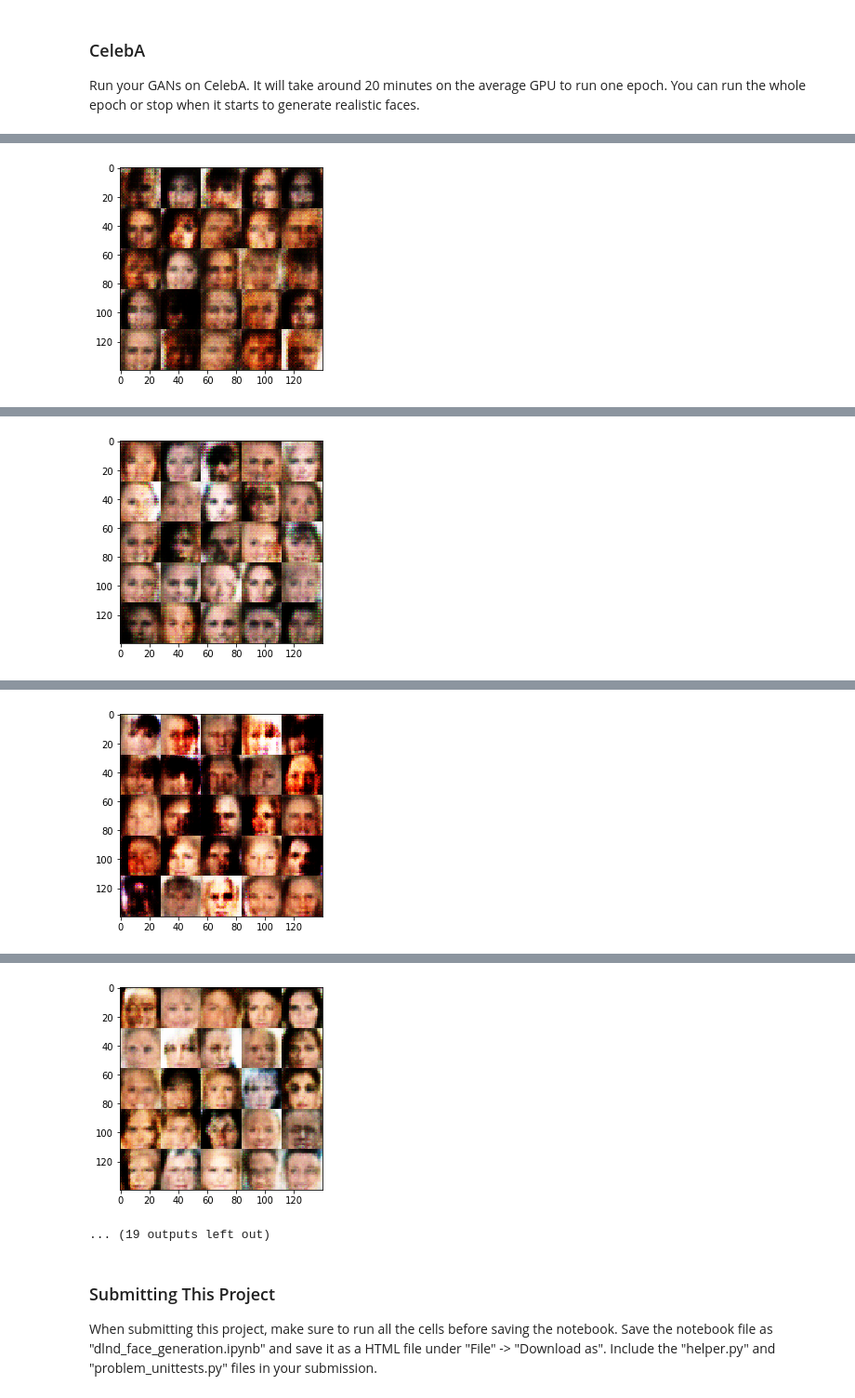
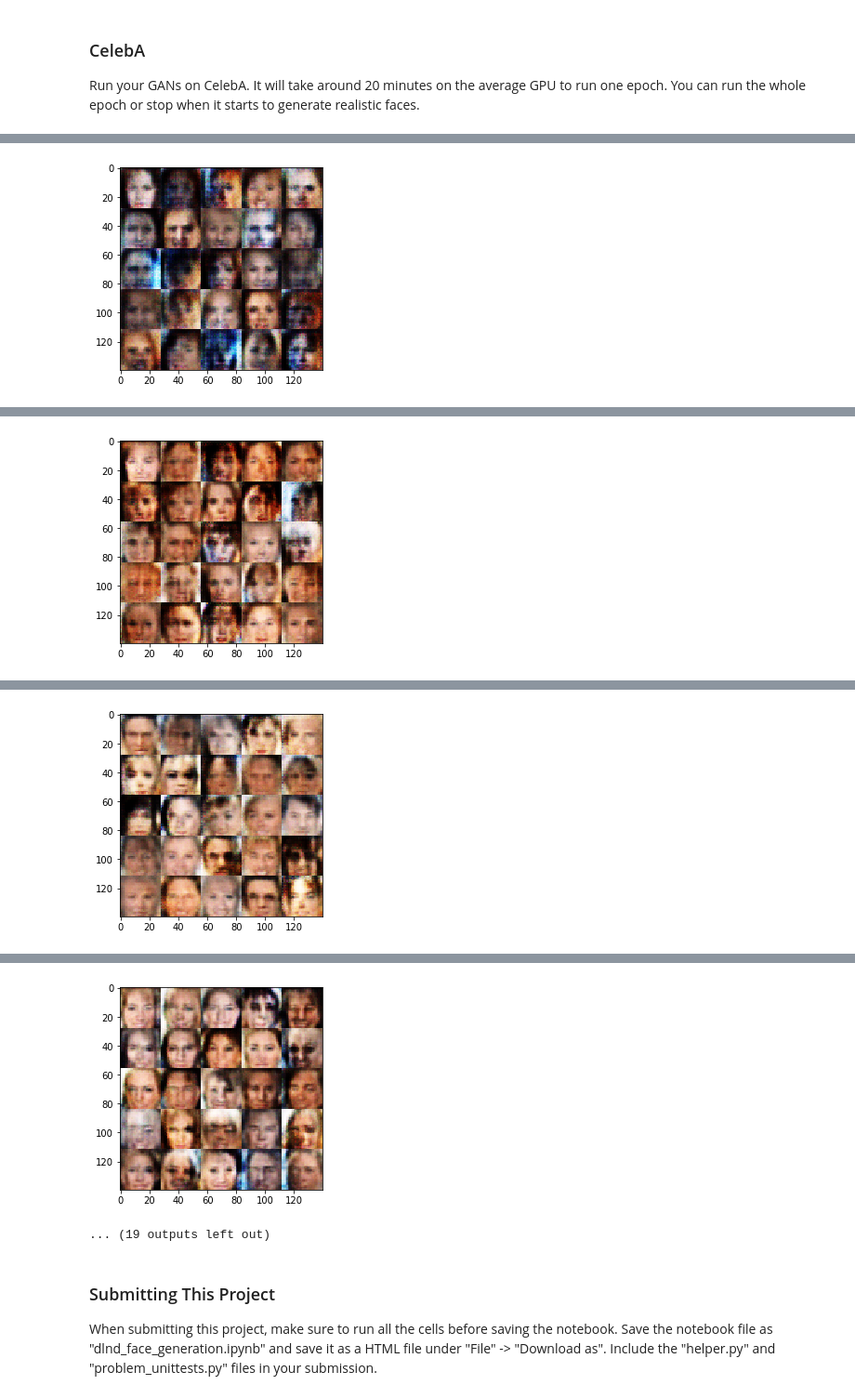
Before and after one commit to lb5160482/Udacity_Deep_Learning, a Jupyter notebook: course_projects/face_generation/dlnd_face_generation.ipynb, the cells around one changed output, grey strips where cells are left out. Shown at 93% size. Cells and saved outputs as stored; diff of their text form; code cells hidden in the pictures.

```diff
--- a/course_projects/face_generation/dlnd_face_generation.ipynb
+++ b/course_projects/face_generation/dlnd_face_generation.ipynb
@@ -143,28 +143,25 @@ def discriminator(images, reuse=False):
     """
     # TODO: Implement Function
     alpha = 0.1
+    k_initializer = tf.random_normal_initializer(stddev=0.02)
+
     with tf.variable_scope('discriminator', reuse=reuse):
 #         input 28x28x?
-        x1 = tf.layers.conv2d(images, 64, 5, strides=2, padding='same')
+        x1 = tf.layers.conv2d(images, 64, 5, strides=2, kernel_initializer=k_initializer, padding='same')
         x1 = tf.maximum(x1, alpha * x1)
 #         14x14x64
 
-        x2 = tf.layers.conv2d(x1, 128, 5, strides=2, padding='same')
+        x2 = tf.layers.conv2d(x1, 128, 5, strides=2, kernel_initializer=k_initializer, padding='same')
         x2 = tf.layers.batch_normalization(x2, training=True)
         x2 = tf.maximum(x2, alpha * x2)
 #         7x7x128
 
-        x3 = tf.layers.conv2d(x2, 256, 5, strides=1, padding='same')
+        x3 = tf.layers.conv2d(x2, 256, 5, strides=1, kernel_initializer=k_initializer, padding='same')
         x3 = tf.layers.batch_normalization(x3, training=True)
         x3 = tf.maximum(x3, alpha * x3)
 #         7x7x256
 
-        x4 = tf.layers.conv2d(x3, 512, 5, strides=1, padding='same')
-        x4 = tf.layers.batch_normalization(x4, training=True)
-        x4 = tf.maximum(x4, alpha * x4)
-#         7x7x512
-
-        flat = tf.reshape(x4, (-1, 7 * 7 * 512))
+        flat = tf.contrib.layers.flatten(x3)
         logits = tf.layers.dense(flat, 1)
 
         out = tf.sigmoid(logits)
@@ -193,6 +190,8 @@ def generator(z, out_channel_dim, is_train=True):
     """
     # TODO: Implement Function
     alpha = 0.1
+    k_initializer = tf.random_normal_initializer(stddev=0.02)
+
     with tf.variable_scope('generator', reuse=not is_train):
         x1 = tf.layers.dense(z, 7 * 7 * 512, activation=None)
 
@@ -201,23 +200,23 @@ def generator(z, out_channel_dim, is_train=True):
         x1 = tf.maximum(x1, alpha * x1)
 #         7x7x512
 
-        x2 = tf.layers.conv2d_transpose(x1, 256, 5, strides=1, padding='same')
+        x2 = tf.layers.conv2d_transpose(x1, 256, 5, strides=1, kernel_initializer=k_initializer, padding='same')
         x2 = tf.layers.batch_normalization(x2, training=is_train)
         x2 = tf.maximum(x2, alpha * x2)
 #         7x7x256
 
-        x3 = tf.layers.conv2d_transpose(x2, 128, 5, strides=2, padding='same')
+        x3 = tf.layers.conv2d_transpose(x2, 128, 5, strides=2, kernel_initializer=k_initializer, padding='same')
         x3 = tf.layers.batch_normalization(x3, training=is_train)
         x3 = tf.maximum(x3, alpha * x3)
 #         14x14x128
 
-        x4 = tf.layers.conv2d_transpose(x3, 64, 5, strides=2, padding='same')
+        x4 = tf.layers.conv2d_transpose(x3, 64, 5, strides=2, kernel_initializer=k_initializer, padding='same')
         x4 = tf.layers.batch_normalization(x4, training=is_train)
         x4 = tf.maximum(x4, alpha * x4)
 #         28x28x64
 
 #         28x28x out_channel_dim
-        logits = tf.layers.conv2d_transpose(x4, out_channel_dim, 5, strides=1, padding='same')
+        logits = tf.layers.conv2d_transpose(x4, out_channel_dim, 5, strides=1, kernel_initializer=k_initializer, padding='same')
 
         out = tf.tanh(logits)
 
@@ -236,6 +235,8 @@ Implement `model_loss` to build the GANs for training and calculate the loss.  T
 - `discriminator(images, reuse=False)`
 - `generator(z, out_channel_dim, is_train=True)`
 # %%
+import numpy as np
+
 def model_loss(input_real, input_z, out_channel_dim):
     """
     Get the loss for the discriminator and generator
@@ -250,9 +251,9 @@ def model_loss(input_real, input_z, out_channel_dim):
     d_model_fake, d_logits_fake = discriminator(g_model, reuse=True)
 
     d_loss_real = tf.reduce_mean(
-        tf.nn.sigmoid_cross_entropy_with_logits(logits=d_logits_real, labels=tf.ones_like(d_model_real) * 0.9))
+        tf.nn.sigmoid_cross_entropy_with_logits(logits=d_logits_real, labels=tf.ones_like(d_model_real) * np.random.uniform(0.7, 1.2)))
     d_loss_fake = tf.reduce_mean(
-        tf.nn.sigmoid_cross_entropy_with_logits(logits=d_logits_fake, labels=tf.zeros_like(d_model_fake)))
+        tf.nn.sigmoid_cross_entropy_with_logits(logits=d_logits_fake, labels=tf.zeros_like(d_model_fake) * np.random.uniform(0.0, 0.3)))
     g_loss = tf.reduce_mean(
         tf.nn.sigmoid_cross_entropy_with_logits(logits=d_logits_fake, labels=tf.ones_like(d_model_fake)))
 
@@ -478,7 +477,7 @@ Run your GANs on CelebA.  It will take around 20 minutes on the average GPU to r
 # %%
 batch_size = 128
 z_dim = 100
-learning_rate = 0.0002
+learning_rate = 0.0003
 beta1 = 0.1
 
 
@@ -527 +526 @@ Epoch 1/1... Discriminator Loss: 2.2728... Generator Loss: 0.1834
-[figure, old version]
+[figure, new version]
@@ -538 +537 @@ Epoch 1/1... Discriminator Loss: 1.3332... Generator Loss: 2.3048
-[figure, old version]
+[figure, new version]
@@ -549 +548 @@ Epoch 1/1... Discriminator Loss: 1.3676... Generator Loss: 0.6096
-[figure, old version]
+[figure, new version]
@@ -560,4 +559,4 @@ Epoch 1/1... Discriminator Loss: 1.1828... Generator Loss: 0.9144
-[figure, old version]
+[figure, new version]
 ... (19 outputs left out)
 # %% [markdown]
 ### Submitting This Project
```
Also changed, not shown: parts of 6 cells of this notebook, 1 other file.
